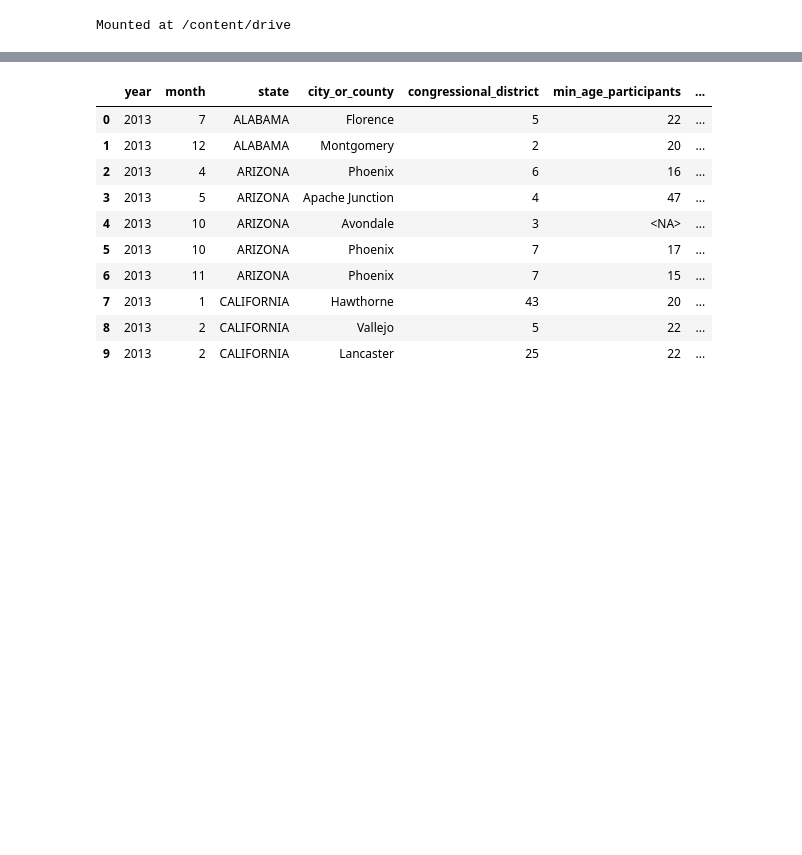
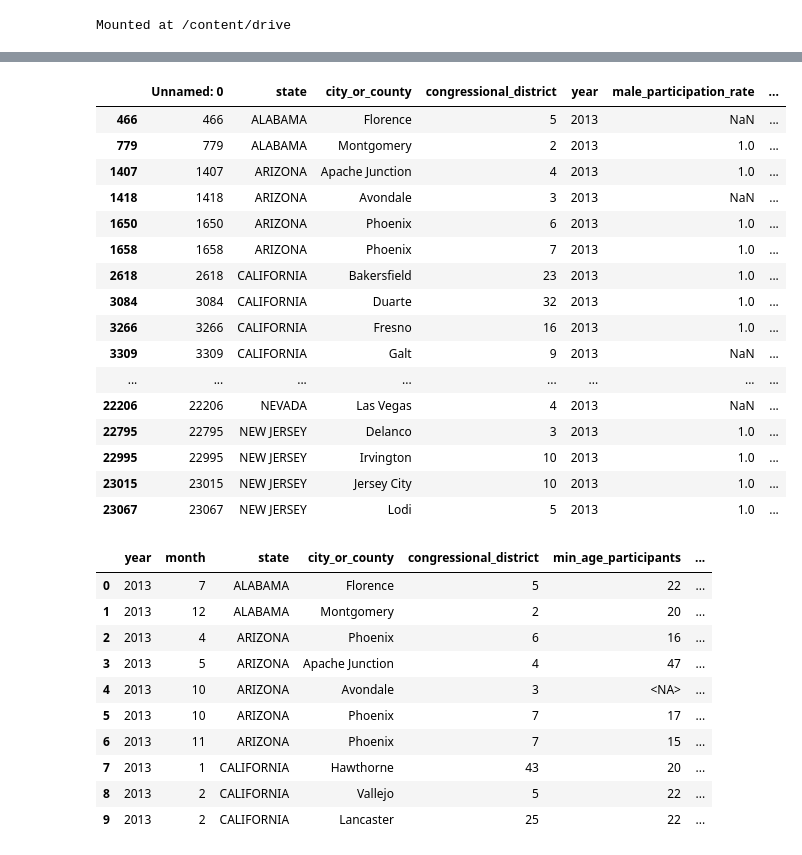
Before and after one commit to nicas83/unipi-data-mining, a Jupyter notebook: DataMining_Project.ipynb, the cells around one changed output, grey strips where cells are left out. Drawn from its saved outputs; the diff is of its cells as text; code cells hidden in the pictures; blank space fills up the shorter version.

```diff
--- a/DataMining_Project.ipynb
+++ b/DataMining_Project.ipynb
@@ -1953,3 +2123,4 @@ pd.set_option('display.max_rows', None)
 pd.set_option('display.max_columns', None)
 
 df = pd.read_csv('/content/drive/MyDrive/final_datasetV3.csv')
+df_features = pd.read_csv('/content/drive/MyDrive/feature_dataset.csv')
@@ -1956,3 +2141,23 @@ df = pd.read_csv('/content/drive/MyDrive/final_datasetV3.csv')
+# %%
+df_features.sort_values(by=['year','state']).head(100)
+# %% [output]
+|  | Unnamed: 0 | state | city_or_county | congressional_district | year | male_participation_rate | ... |
+| 466 | 466 | ALABAMA | Florence | 5 | 2013 | NaN | ... |
+| 779 | 779 | ALABAMA | Montgomery | 2 | 2013 | 1.0 | ... |
+| 1407 | 1407 | ARIZONA | Apache Junction | 4 | 2013 | 1.0 | ... |
+| 1418 | 1418 | ARIZONA | Avondale | 3 | 2013 | NaN | ... |
+| 1650 | 1650 | ARIZONA | Phoenix | 6 | 2013 | 1.0 | ... |
+| 1658 | 1658 | ARIZONA | Phoenix | 7 | 2013 | 1.0 | ... |
+| 2618 | 2618 | CALIFORNIA | Bakersfield | 23 | 2013 | 1.0 | ... |
+| 3084 | 3084 | CALIFORNIA | Duarte | 32 | 2013 | 1.0 | ... |
+| 3266 | 3266 | CALIFORNIA | Fresno | 16 | 2013 | 1.0 | ... |
+| 3309 | 3309 | CALIFORNIA | Galt | 9 | 2013 | NaN | ... |
+| ... | ... | ... | ... | ... | ... | ... | ... |
+| 22206 | 22206 | NEVADA | Las Vegas | 4 | 2013 | NaN | ... |
+| 22795 | 22795 | NEW JERSEY | Delanco | 3 | 2013 | 1.0 | ... |
+| 22995 | 22995 | NEW JERSEY | Irvington | 10 | 2013 | 1.0 | ... |
+| 23015 | 23015 | NEW JERSEY | Jersey City | 10 | 2013 | 1.0 | ... |
+| 23067 | 23067 | NEW JERSEY | Lodi | 5 | 2013 | 1.0 | ... |
 # %%
 convert_columns = ['min_age_participants', 'avg_age_participants', 'max_age_participants',
                    'n_participants_child', 'n_participants_teen', 'n_participants_adult',
```
Also changed, not shown: parts of 30 cells of this notebook.
